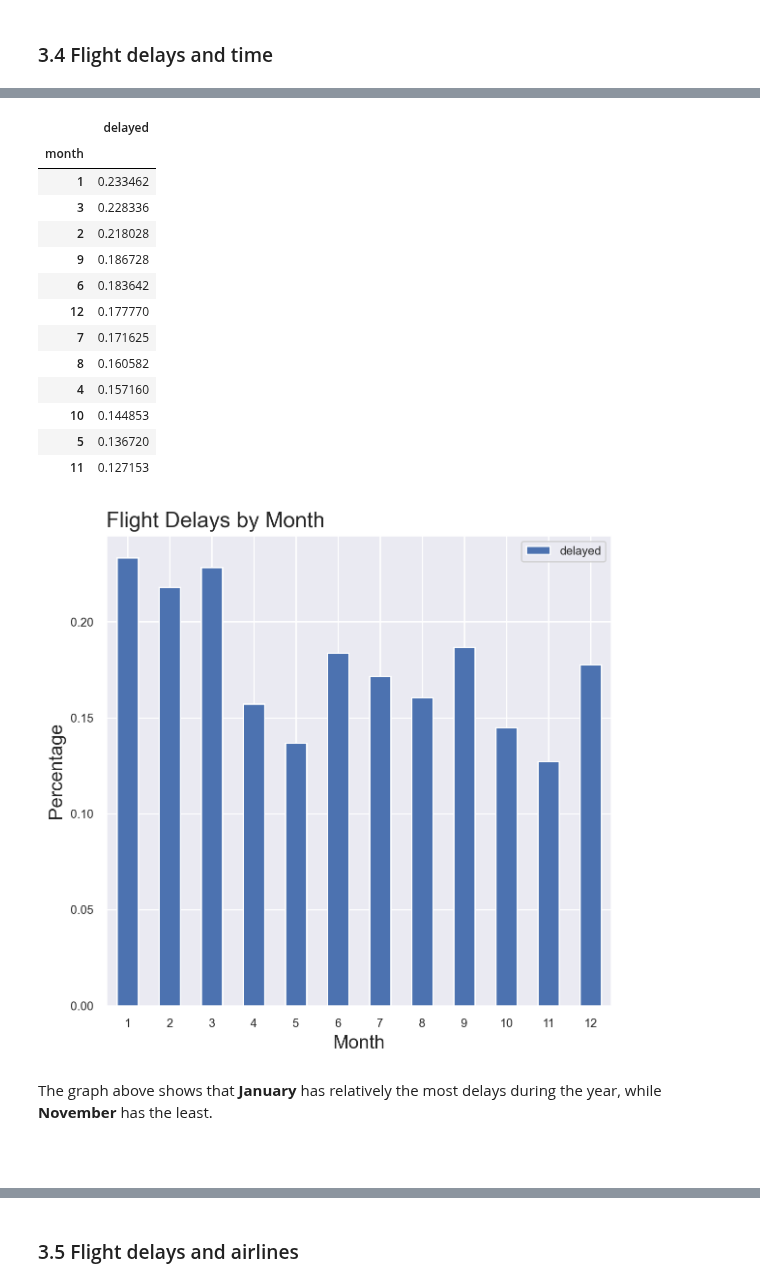
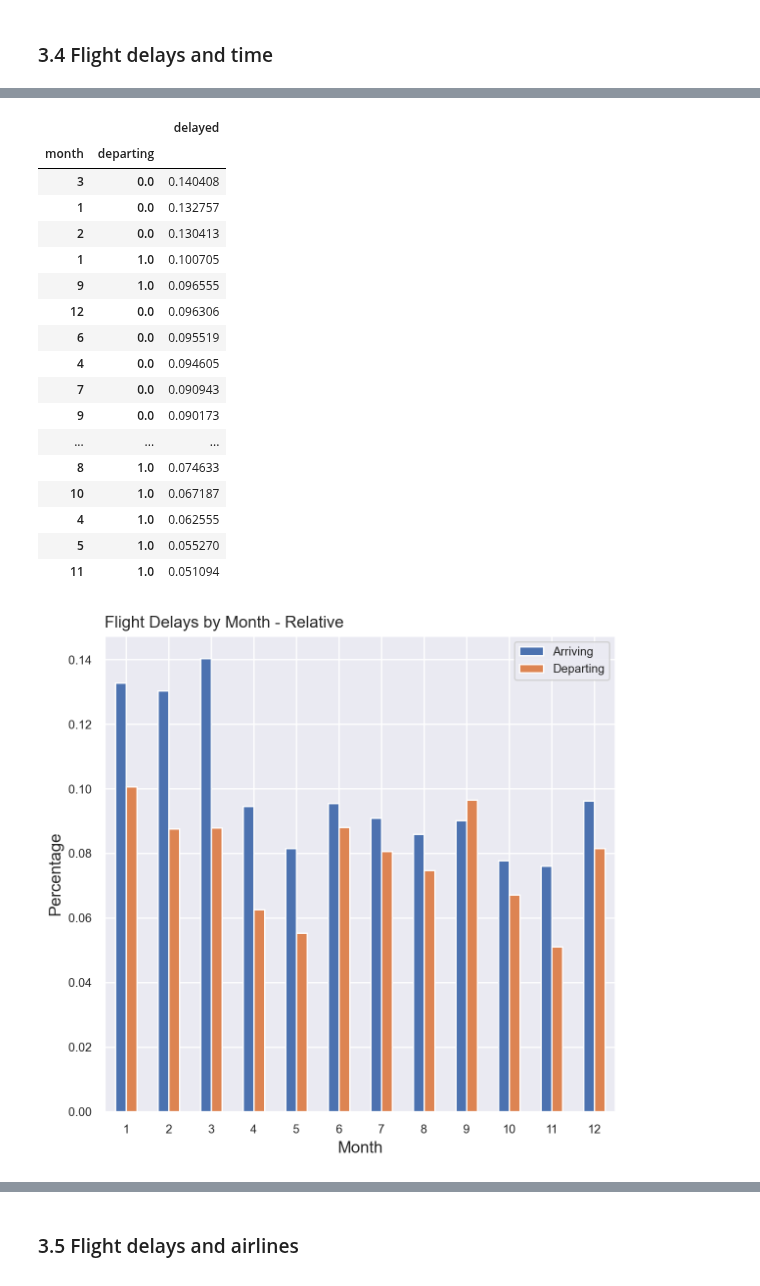
Before and after one commit to fedfioravanti/General_Assembly_Capstone, a Jupyter notebook: GA_Capstone_02_EDA.ipynb, the cells around one changed output, grey strips where cells are left out. Cells and saved outputs as stored; diff of their text form; code cells hidden in the pictures.

```diff
--- a/GA_Capstone_02_EDA.ipynb
+++ b/GA_Capstone_02_EDA.ipynb
@@ -324,0 +381,4 @@ month_abs
+# %%
+# display the month of the year with most delays in absolute terms - grouped by direction
+month_abs = delay.groupby(['month', 'departing'])[['delayed']].count()
+month_abs
@@ -327,29 +426,34 @@ month_abs
 month_rel = month_abs / df.groupby('month').count()[['delayed']]
 month_rel.sort_values(by='delayed', ascending=False)
 # %% [output]
-|  | delayed |
-| month |  |
-| 1 | 0.233462 |
-| 3 | 0.228336 |
-| 2 | 0.218028 |
-| 9 | 0.186728 |
-| 6 | 0.183642 |
-| 12 | 0.177770 |
-| 7 | 0.171625 |
-| 8 | 0.160582 |
-| 4 | 0.157160 |
-| 10 | 0.144853 |
-| 5 | 0.136720 |
-| 11 | 0.127153 |
+|  |  | delayed |
+| month | departing |  |
+| 3 | 0.0 | 0.140408 |
+| 1 | 0.0 | 0.132757 |
+| 2 | 0.0 | 0.130413 |
+| 1 | 1.0 | 0.100705 |
+| 9 | 1.0 | 0.096555 |
+| 12 | 0.0 | 0.096306 |
+| 6 | 0.0 | 0.095519 |
+| 4 | 0.0 | 0.094605 |
+| 7 | 0.0 | 0.090943 |
+| 9 | 0.0 | 0.090173 |
+| ... | ... | ... |
+| 8 | 1.0 | 0.074633 |
+| 10 | 1.0 | 0.067187 |
+| 4 | 1.0 | 0.062555 |
+| 5 | 1.0 | 0.055270 |
+| 11 | 1.0 | 0.051094 |
 # %%
 # create bar plot showing relative flight delays by month
-month_rel.plot(kind='bar', rot=0, figsize=(6,6))
-plt.title('Flight Delays by Month', loc='left', fontsize = 16)
-plt.ylabel('Percentage', fontsize = 14)
-plt.xlabel('Month', fontsize = 14)
+month_rel.unstack().plot(kind='bar', rot=0, figsize=(6,6))
+plt.title('Flight Delays by Month - Relative', loc='left', fontsize = 12)
+plt.ylabel('Percentage', fontsize = 12)
+plt.xlabel('Month', fontsize = 12)
+
+legend_labels = ['Arriving', 'Departing']
+plt.legend(labels = legend_labels, loc = 'upper right')
+
 plt.show()
 # %% [output]
-[figure, old version]
+[figure, new version]
-# %% [markdown]
-The graph above shows that **January** has relatively the most delays during the year, while **November** has the least.
-<br/><br/>
```
Also changed, not shown: parts of 20 cells of this notebook, 2 other files.
